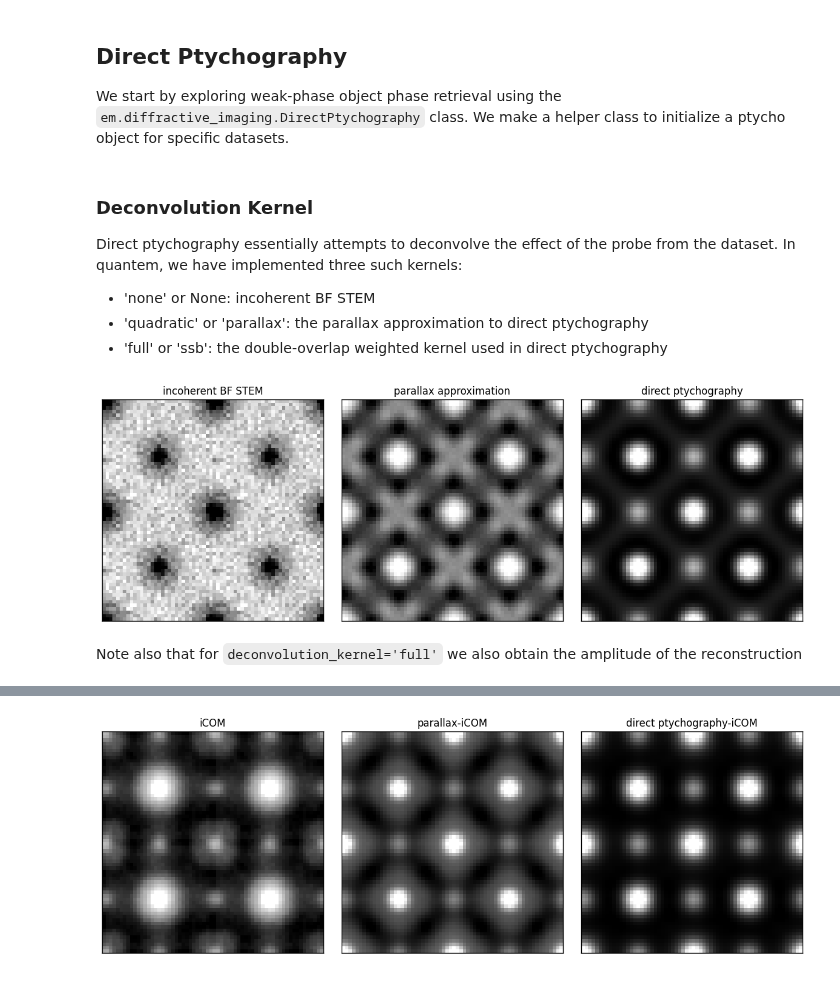
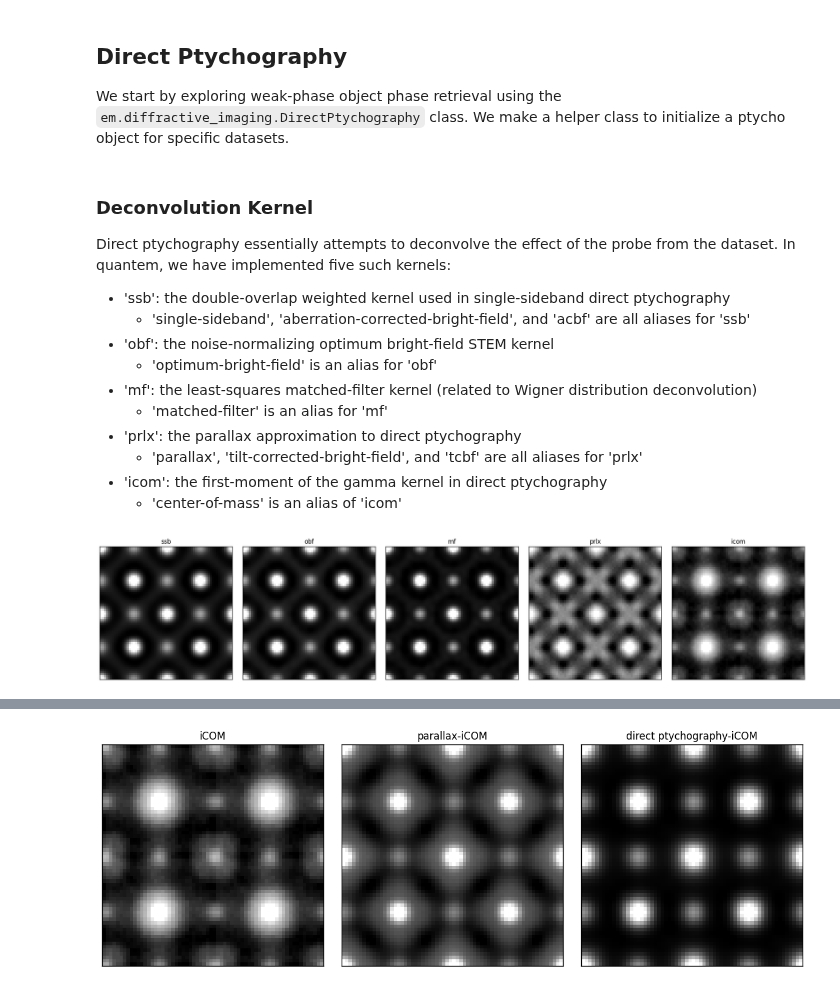
Before and after one commit to electronmicroscopy/quantem-tutorials, a Jupyter notebook: notebooks/crystalline_sample_phase_retrieval.ipynb, the cells around one changed output, grey strips where cells are left out. Saved outputs shown, nothing was run; the diff lists cells and outputs as text; code cells hidden in the pictures.

```diff
--- a/notebooks/crystalline_sample_phase_retrieval.ipynb
+++ b/notebooks/crystalline_sample_phase_retrieval.ipynb
@@ -92,32 +95,40 @@ direct_ptychography_classes = [
             semiangle_cutoff=semiangle_cutoff,
             rotation_angle=0,
             aberration_coefs=aberrations_flat[index],
-            device='gpu',
+            # device='gpu',
         ) for x in sublist
     ] for index,sublist in enumerate(noisy_datasets)
 ]
 # %% [markdown]
 ### Deconvolution Kernel
 
-Direct ptychography essentially attempts to deconvolve the effect of the probe from the dataset. In quantem, we have implemented three such kernels:
-- 'none' or None: incoherent BF STEM
-- 'quadratic' or 'parallax': the parallax approximation to direct ptychography
-- 'full' or 'ssb': the double-overlap weighted kernel used in direct ptychography
+Direct ptychography essentially attempts to deconvolve the effect of the probe from the dataset. In quantem, we have implemented five such kernels:
+- 'ssb': the double-overlap weighted kernel used in single-sideband direct ptychography
+  - 'single-sideband', 'aberration-corrected-bright-field', and 'acbf' are all aliases for 'ssb'
+- 'obf': the noise-normalizing optimum bright-field STEM kernel
+  - 'optimum-bright-field' is an alias for 'obf'
+- 'mf': the least-squares matched-filter kernel (related to Wigner distribution deconvolution)
+  - 'matched-filter' is an alias for 'mf'
+- 'prlx': the parallax approximation to direct ptychography
+  - 'parallax', 'tilt-corrected-bright-field', and 'tcbf' are all aliases for 'prlx'
+- 'icom': the first-moment of the gamma kernel in direct ptychography
+  - 'center-of-mass' is an alias of 'icom'
 # %%
-incoherent_bf_stem_obj = direct_ptychography_classes[1][0].reconstruct(deconvolution_kernel='none').obj
+ssb_obj = direct_ptychography_classes[1][0].reconstruct(deconvolution_kernel='ssb').obj
+obf_obj = direct_ptychography_classes[1][0].reconstruct(deconvolution_kernel='obf').obj
+mf_obj = direct_ptychography_classes[1][0].reconstruct(deconvolution_kernel='mf').obj
 parallax_obj = direct_ptychography_classes[1][0].reconstruct(deconvolution_kernel='parallax').obj
-direct_ptychography_obj = direct_ptychography_classes[1][0].reconstruct(deconvolution_kernel='full').obj
-direct_ptychography_obj_amplitude = direct_ptychography_classes[1][0].corrected_stack_amplitude.mean(0).cpu().numpy()
+icom_obj = direct_ptychography_classes[1][0].reconstruct(deconvolution_kernel='icom').obj
 
 em.visualization.show_2d(
     [
-        np.tile(incoherent_bf_stem_obj,(2,2)),
+        np.tile(ssb_obj,(2,2)),
+        np.tile(obf_obj,(2,2)),
+        np.tile(mf_obj,(2,2)),
         np.tile(parallax_obj,(2,2)),
-        np.tile(direct_ptychography_obj,(2,2))
+        np.tile(icom_obj,(2,2)),
     ],
-    title=["incoherent BF STEM","parallax approximation","direct ptychography"]
+    title=["ssb","obf","mf","prlx","icom"]
 );
 # %% [output]
-[figure, old version]
+[figure, new version]
-# %% [markdown]
-Note also that for `deconvolution_kernel='full'` we also obtain the amplitude of the reconstruction
```
Also changed, not shown: parts of 19 cells of this notebook, 3 other files.
